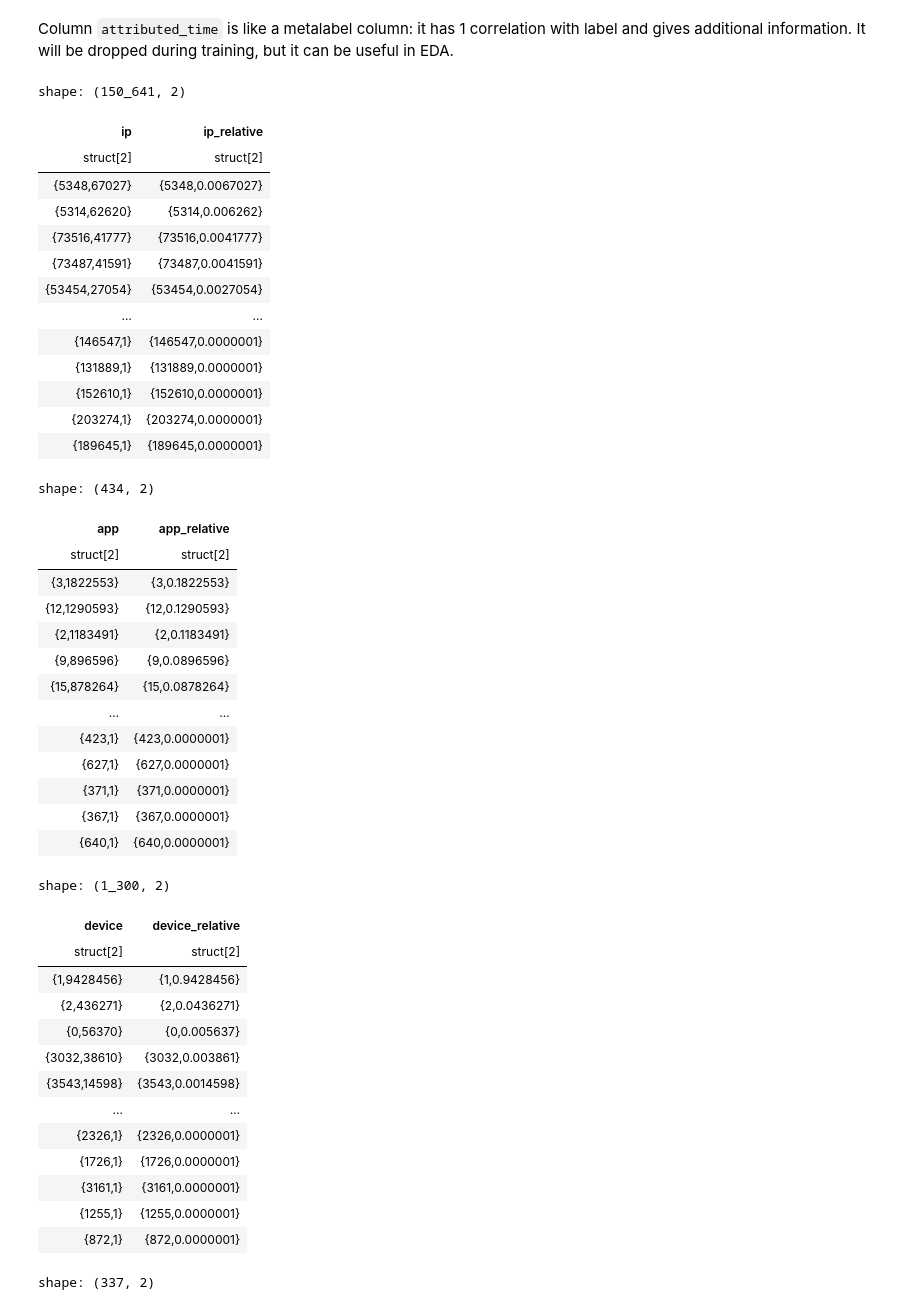
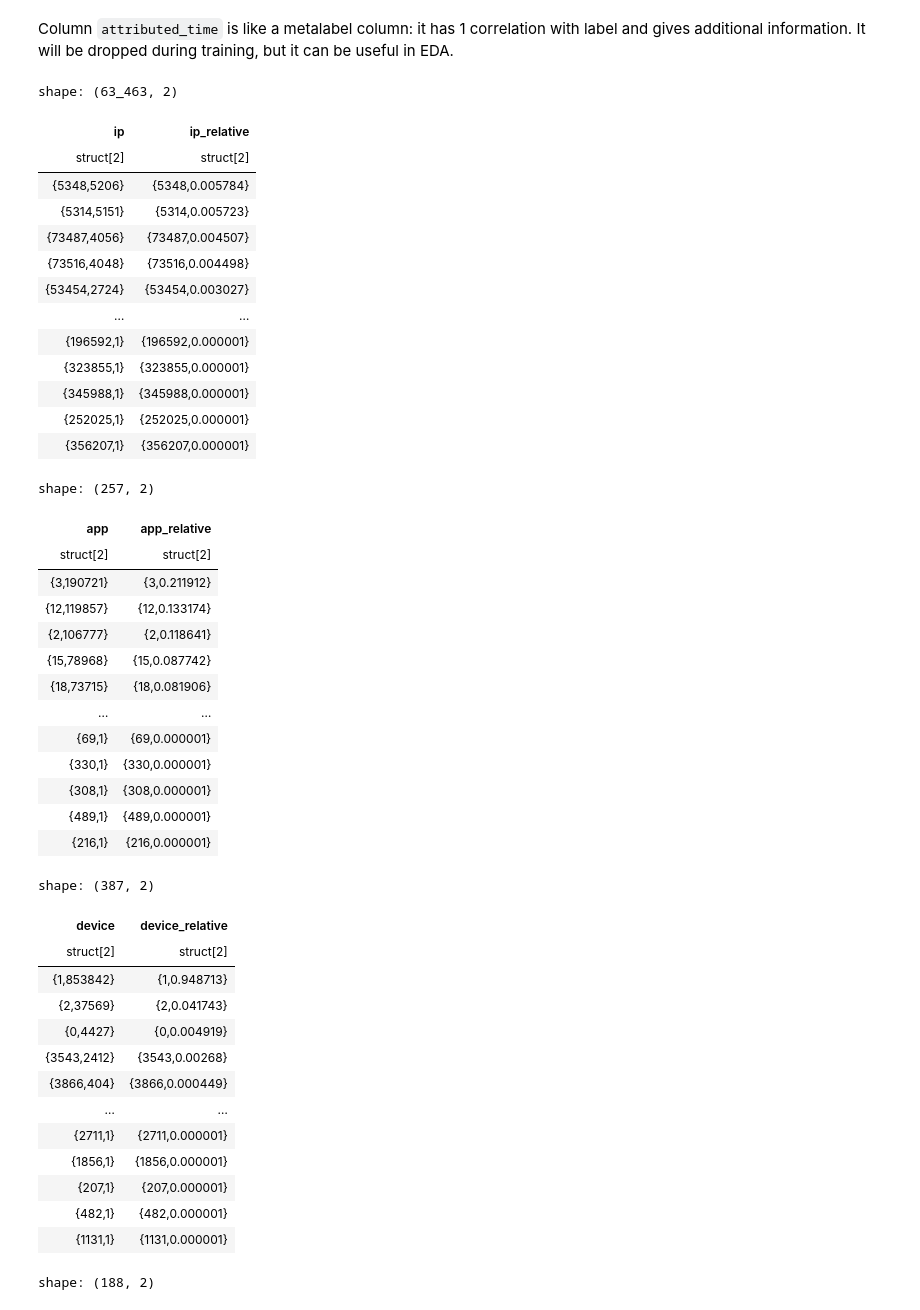
Before and after one commit to aleksa-radojicic/AdTracking_Fraud_Detection, a Jupyter notebook: notebooks/02_base_eda.ipynb, the cells around one changed output. Cells and saved outputs as stored; diff of their text form; code cells hidden in the pictures.

```diff
--- a/notebooks/02_base_eda.ipynb
+++ b/notebooks/02_base_eda.ipynb
@@ -29,5 +18,6 @@ train_schema = BaseSchema.__annotations__ | TrainSchema.__annotations__
 # %%
 data = TrainSchema.validate(
-    TrainSchema.validate(pl.scan_parquet(filepaths.train, schema=train_schema, cast_options=pl.ScanCastOptions(integer_cast='upcast'))).head(TRAIN_SAMPLE_SIZE)
+    TrainSchema.validate(pl.scan_parquet(filepaths.train_subset, schema=train_schema, cast_options=pl.ScanCastOptions(integer_cast='upcast')))
 ).collect()
-data_lf = data.lazy()
+
+len(data)
@@ -70,57 +62,57 @@ Column `attributed_time` is like a metalabel column: it has 1 correlation with l
 # %%
 for _col in train_schema:
     display(
-        data_lf.select(
+        data.select(
             **{
                 _col: pl.col(_col).value_counts(parallel=True, sort=True),
                 f"{_col}_relative": pl.col(_col).value_counts(parallel=True, sort=True, normalize=True),
             }
-        ).collect()
+        )
     )
     print()
 # %% [output]
-shape: (150_641, 2)
+shape: (63_463, 2)
 | ip | ip_relative |
 | struct[2] | struct[2] |
-| {5348,67027} | {5348,0.0067027} |
-| {5314,62620} | {5314,0.006262} |
-| {73516,41777} | {73516,0.0041777} |
-| {73487,41591} | {73487,0.0041591} |
-| {53454,27054} | {53454,0.0027054} |
+| {5348,5206} | {5348,0.005784} |
+| {5314,5151} | {5314,0.005723} |
+| {73487,4056} | {73487,0.004507} |
+| {73516,4048} | {73516,0.004498} |
+| {53454,2724} | {53454,0.003027} |
 | … | … |
-| {146547,1} | {146547,0.0000001} |
-| {131889,1} | {131889,0.0000001} |
-| {152610,1} | {152610,0.0000001} |
-| {203274,1} | {203274,0.0000001} |
-| {189645,1} | {189645,0.0000001} |
+| {196592,1} | {196592,0.000001} |
+| {323855,1} | {323855,0.000001} |
+| {345988,1} | {345988,0.000001} |
+| {252025,1} | {252025,0.000001} |
+| {356207,1} | {356207,0.000001} |
-shape: (434, 2)
+shape: (257, 2)
 | app | app_relative |
 | struct[2] | struct[2] |
-| {3,1822553} | {3,0.1822553} |
-| {12,1290593} | {12,0.1290593} |
-| {2,1183491} | {2,0.1183491} |
-| {9,896596} | {9,0.0896596} |
-| {15,878264} | {15,0.0878264} |
+| {3,190721} | {3,0.211912} |
+| {12,119857} | {12,0.133174} |
+| {2,106777} | {2,0.118641} |
+| {15,78968} | {15,0.087742} |
+| {18,73715} | {18,0.081906} |
 | … | … |
-| {423,1} | {423,0.0000001} |
-| {627,1} | {627,0.0000001} |
-| {371,1} | {371,0.0000001} |
-| {367,1} | {367,0.0000001} |
-| {640,1} | {640,0.0000001} |
+| {69,1} | {69,0.000001} |
+| {330,1} | {330,0.000001} |
+| {308,1} | {308,0.000001} |
+| {489,1} | {489,0.000001} |
+| {216,1} | {216,0.000001} |
-shape: (1_300, 2)
+shape: (387, 2)
 | device | device_relative |
 | struct[2] | struct[2] |
-| {1,9428456} | {1,0.9428456} |
-| {2,436271} | {2,0.0436271} |
-| {0,56370} | {0,0.005637} |
-| {3032,38610} | {3032,0.003861} |
-| {3543,14598} | {3543,0.0014598} |
+| {1,853842} | {1,0.948713} |
+| {2,37569} | {2,0.041743} |
+| {0,4427} | {0,0.004919} |
+| {3543,2412} | {3543,0.00268} |
+| {3866,404} | {3866,0.000449} |
 | … | … |
-| {2326,1} | {2326,0.0000001} |
-| {1726,1} | {1726,0.0000001} |
-| {3161,1} | {3161,0.0000001} |
-| {1255,1} | {1255,0.0000001} |
-| {872,1} | {872,0.0000001} |
+| {2711,1} | {2711,0.000001} |
+| {1856,1} | {1856,0.000001} |
+| {207,1} | {207,0.000001} |
+| {482,1} | {482,0.000001} |
+| {1131,1} | {1131,0.000001} |
-shape: (337, 2)
+shape: (188, 2)
 | os | os_relative |
 | struct[2] | struct[2] |
```
Also changed, not shown: parts of 14 cells of this notebook, 4 other files.
